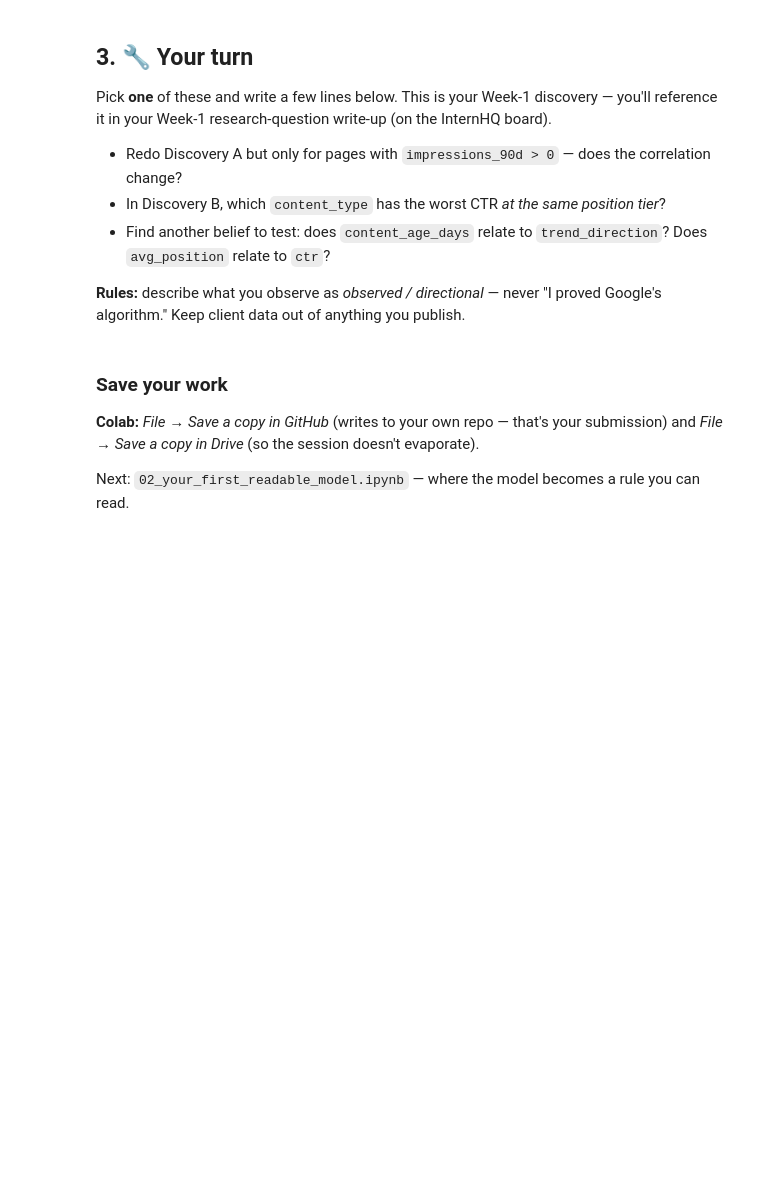
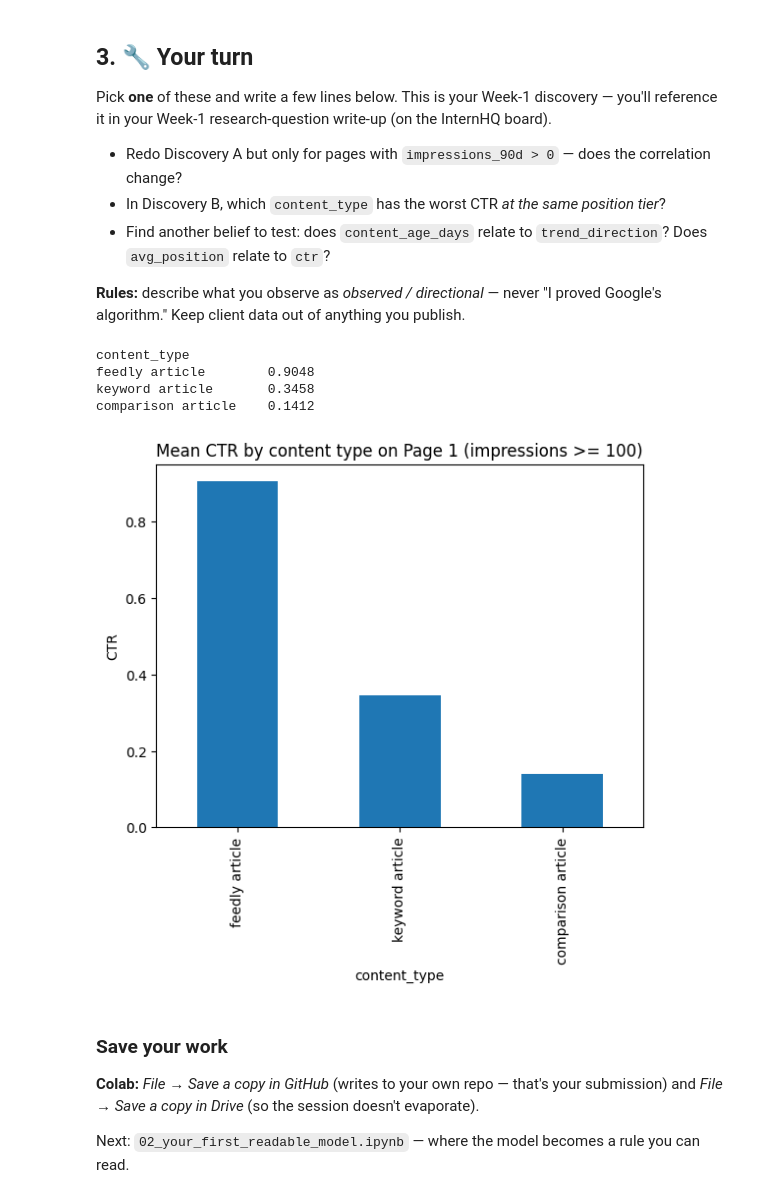
Before and after one commit to anfu848/flyrank_internship, a Jupyter notebook: notebooks/01_first_look_and_discovery.ipynb, the cells around one changed output. Cells and saved outputs as stored; diff of their text form; code cells hidden in the pictures; blank space fills up the shorter version.

```diff
--- a/notebooks/01_first_look_and_discovery.ipynb
+++ b/notebooks/01_first_look_and_discovery.ipynb
@@ -99,6 +153,20 @@ Pick **one** of these and write a few lines below. This is your Week-1 discovery
 **Rules:** describe what you observe as *observed / directional* — never "I proved Google's algorithm." Keep client data out of anything you publish.
 # %%
 # Your discovery here
+
+
+# Redoing Discovery B
+visible = df[df["impressions_90d"] >= 100]
+pos_tier = visible[visible["position_tier"] == "page_1"]
+ctr_by_pos = pos_tier.groupby("content_type")["ctr"].mean().sort_values(ascending=False)
+print(ctr_by_pos.round(4).to_string())
+ctr_by_pos.plot(kind="bar", title="Mean CTR by content type on Page 1 (impressions >= 100)", ylabel="CTR");
+# %% [output]
+content_type
+feedly article        0.9048
+keyword article       0.3458
+comparison article    0.1412
+[figure, added]
 # %% [markdown]
 ### Save your work
 **Colab:** *File → Save a copy in GitHub* (writes to your own repo — that's your submission) and *File → Save a copy in Drive* (so the session doesn't evaporate).
```
Also changed, not shown: parts of 7 cells of this notebook.
